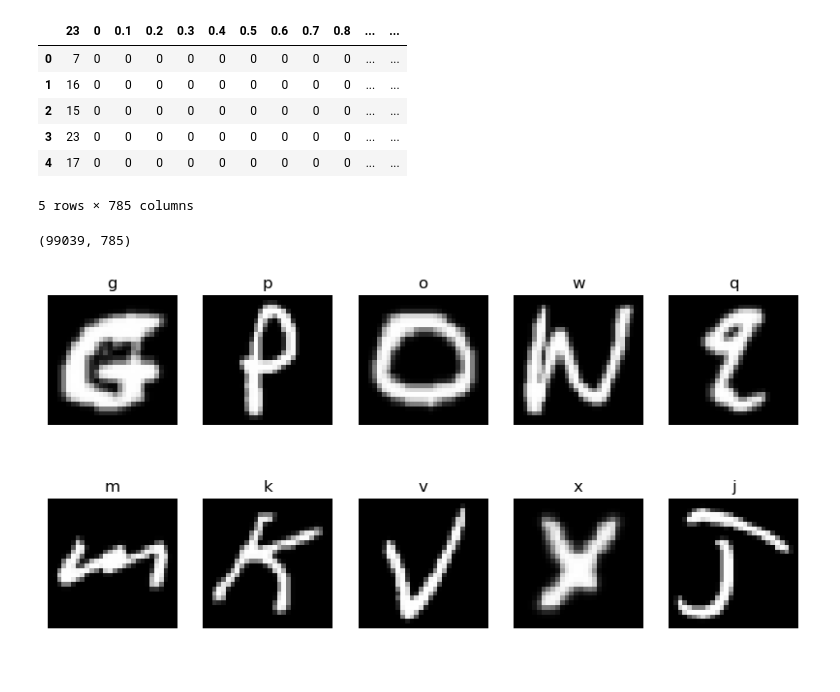
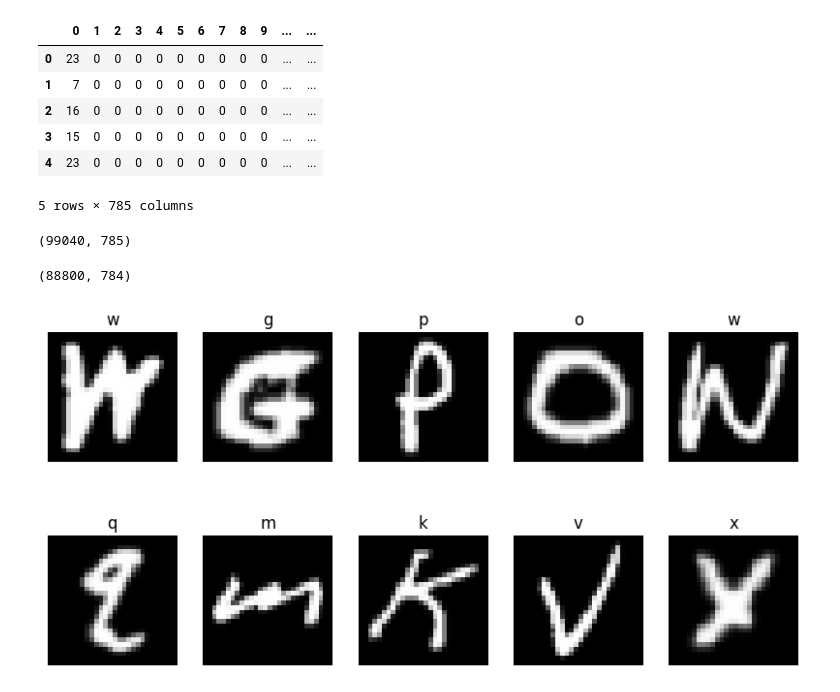
Before and after one commit to TayYikoon/CA2, a Jupyter notebook: DELE_CA2.ipynb, the cells around one changed output. Saved outputs shown, nothing was run; the diff lists cells and outputs as text; code cells hidden in the pictures; blank space fills up the shorter version.

```diff
--- a/DELE_CA2.ipynb
+++ b/DELE_CA2.ipynb
@@ -3,25 +3,31 @@ import pandas as pd
 import numpy as np
 import matplotlib.pyplot as plt
 # %%
-imgs = pd.read_csv('emnist-letters-train.csv')
+imgs = pd.read_csv('../emnist-letters-train.csv', header=None)
 
 imgs.head()
 # %% [output]
-|  | 23 | 0 | 0.1 | 0.2 | 0.3 | 0.4 | 0.5 | 0.6 | 0.7 | 0.8 | ... | ... |
-| 0 | 7 | 0 | 0 | 0 | 0 | 0 | 0 | 0 | 0 | 0 | ... | ... |
-| 1 | 16 | 0 | 0 | 0 | 0 | 0 | 0 | 0 | 0 | 0 | ... | ... |
-| 2 | 15 | 0 | 0 | 0 | 0 | 0 | 0 | 0 | 0 | 0 | ... | ... |
-| 3 | 23 | 0 | 0 | 0 | 0 | 0 | 0 | 0 | 0 | 0 | ... | ... |
-| 4 | 17 | 0 | 0 | 0 | 0 | 0 | 0 | 0 | 0 | 0 | ... | ... |
+|  | 0 | 1 | 2 | 3 | 4 | 5 | 6 | 7 | 8 | 9 | ... | ... |
+| 0 | 23 | 0 | 0 | 0 | 0 | 0 | 0 | 0 | 0 | 0 | ... | ... |
+| 1 | 7 | 0 | 0 | 0 | 0 | 0 | 0 | 0 | 0 | 0 | ... | ... |
+| 2 | 16 | 0 | 0 | 0 | 0 | 0 | 0 | 0 | 0 | 0 | ... | ... |
+| 3 | 15 | 0 | 0 | 0 | 0 | 0 | 0 | 0 | 0 | 0 | ... | ... |
+| 4 | 23 | 0 | 0 | 0 | 0 | 0 | 0 | 0 | 0 | 0 | ... | ... |
 5 rows × 785 columns
 # %%
 imgs.shape
 # %% [output]
-(99039, 785)
+(99040, 785)
 # %%
-imgs_unlabeled = imgs.iloc[:, 1:].values
+imgs_no_blank = imgs[imgs[0] != -1]
 
-labels = imgs.iloc[:, 0].values
+imgs_unlabeled = imgs_no_blank.iloc[:, 1:].values
+
+labels = imgs_no_blank.iloc[:, 0].values
+
+imgs_unlabeled.shape
+# %% [output]
+(88800, 784)
 # %%
 num_imgs = imgs_unlabeled.shape[0]
 img_size = int(np.sqrt(imgs_unlabeled.shape[1]))  # Assuming square images
@@ -35,13 +41,13 @@ fig, axes = plt.subplots(2, 5, figsize=(10, 5))
 
 for i, ax in enumerate(axes.flat):
     if i < num_plot:
-        ax.imshow(imgs[i], cmap='gray')
+        ax.imshow(imgs_final[i], cmap='gray')
         ax.set_title(chr(labels[i] + 96))
         ax.axis('off')
 
 plt.show()
 # %% [output]
-[figure, old version]
+[figure, new version]
 # %%
 class_images = {}
 for label in np.unique(labels):
```
Also changed, not shown: parts of 3 cells of this notebook.
